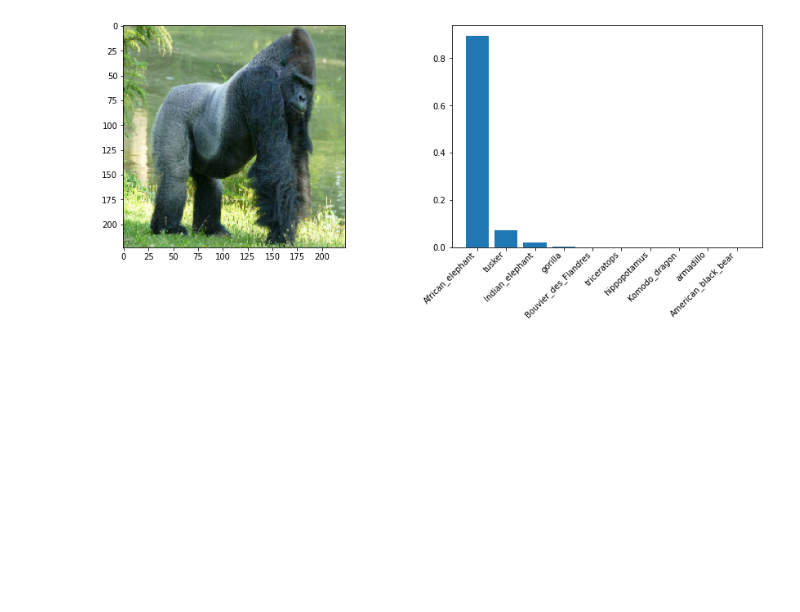
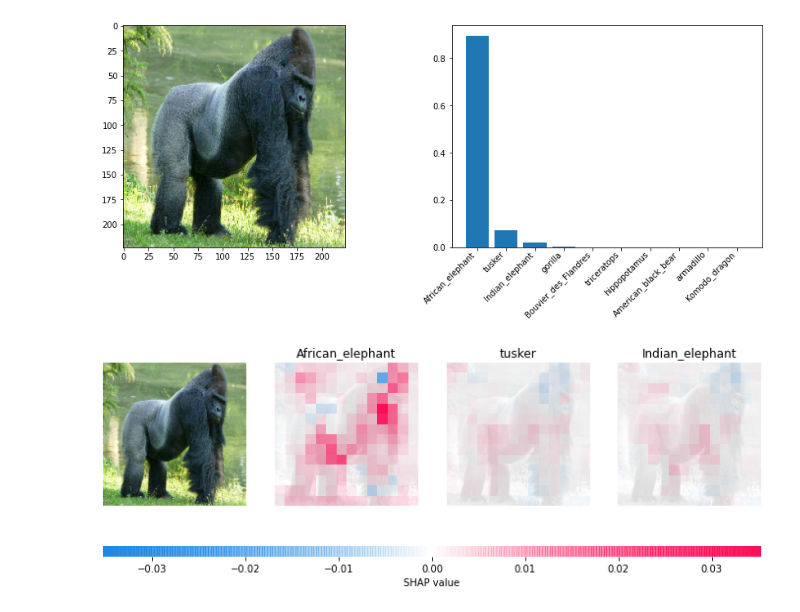
Before and after one commit to SAAF-16/Explainable_AI-Bachelor_Thesis, a Jupyter notebook: Adversarial_Attacks/attacks.ipynb, the cells around one changed output. Drawn from its saved outputs; the diff is of its cells as text; code cells hidden in the pictures; blank space fills up the shorter version.

```diff
--- a/Adversarial_Attacks/attacks.ipynb
+++ b/Adversarial_Attacks/attacks.ipynb
@@ -38,6 +40,7 @@ def tab(img):
     #making prediction
     preds = np.round(model.predict(preprocess_input(np.expand_dims(img.copy(), axis=0))),5)
     predict=[]
+    global class_names
 
     if (model.name=='AkinolaVGG16'):
         class_names={'0':'chimpanzee', '1':'gorilla','2':'white_tiger'}
@@ -56,7 +59,7 @@ def tab(img):
     plt.xticks(range(len(preds_data)), list(preds_data.keys()),rotation=45,va='center_baseline',horizontalalignment='right')
     plt.show
 # %%
-img = tf.keras.preprocessing.image.load_img("..\\XAI_libraries\\image5.jpg", target_size=(224, 224))
+img = tf.keras.preprocessing.image.load_img("image5.jpg", target_size=(224, 224))
 # img = tf.keras.preprocessing.image.load_img("image4.jpg", target_size=(299, 299)) # inceptionv3
 # img = np.array(img)
 
@@ -67,7 +70,7 @@ X,y = shap.datasets.imagenet50()
 # %%
 # defining shap vals layer method
 
-def shap_vals_layer(n):
+def shap_vals_layer(n,img):
   # explain how the input to the "n" layer of the model explains the top two classes
   def map2layer(x, layer):
       feed_dict = dict(zip([model.layers[0].input], [preprocess_input(x.copy())]))
@@ -78,7 +81,7 @@ def shap_vals_layer(n):
       local_smoothing=1 # std dev of smoothing noise
   )
 
-  shap_values,indexes = e.shap_values(map2layer(to_explain, n),ranked_outputs=3)
+  shap_values,indexes = e.shap_values(map2layer(img, n),ranked_outputs=3)
   return (shap_values,indexes)
 # %%
 classifier = KerasClassifier( model=model, clip_values=(0, 255))
@@ -96,7 +104,11 @@ axes[1]=tab(img[0])
 # %%
 fig, axes = plt.subplots(nrows=1, ncols=2, figsize=(15,5))
 axes[0].imshow(img_adv[0]/255)
 axes[1]=tab(img_adv[0])
+
+value,index=shap_vals_layer(15,img_adv)
+shap.image_plot(value,img_adv,np.vectorize(lambda x: class_names[str(x)])(index))
 # %% [output]
-[figure, old version]
+[figure, new version]
+[figure, added]
 # %%
```
Also changed, not shown: parts of 6 cells of this notebook.
